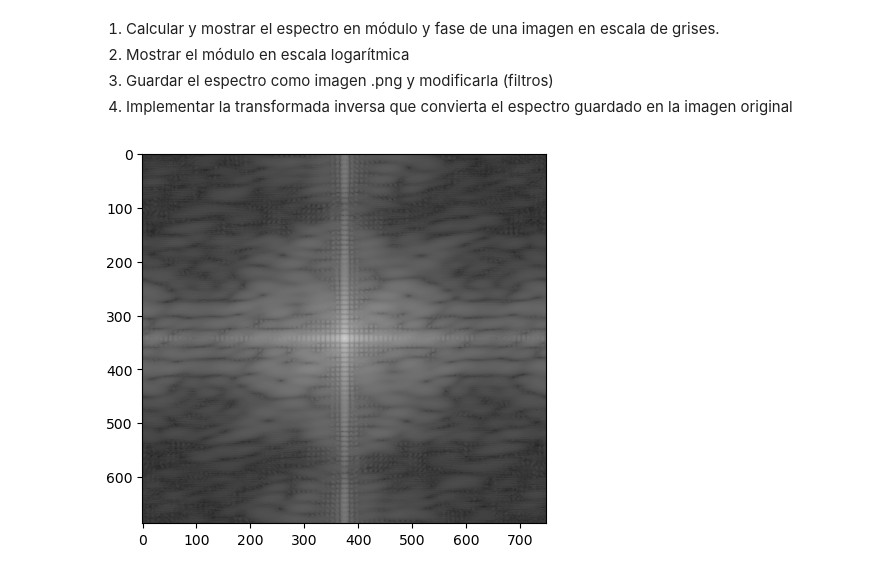
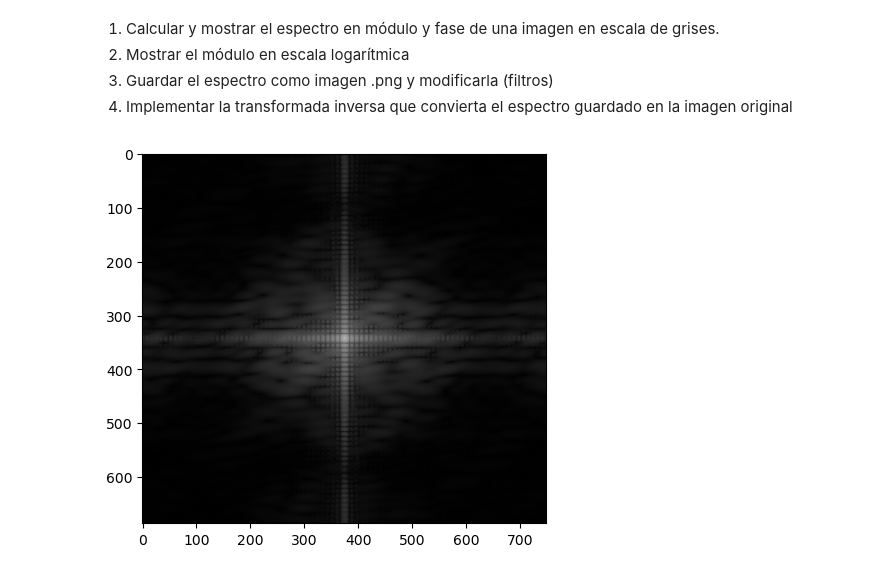
Before and after one commit to disenodc/pdi, a Jupyter notebook: Practica_4_Ceballos.ipynb, the cells around one changed output. Cells and saved outputs as stored; diff of their text form; code cells hidden in the pictures.

```diff
--- a/Practica_4_Ceballos.ipynb
+++ b/Practica_4_Ceballos.ipynb
@@ -52,28 +52,28 @@ axes[1].imshow(img, 'gray')
 # %%
 #https://numpy.org/doc/stable/reference/generated/numpy.fft.fft2.html
 x = np.fft.fft2(img) #TF
 
 x = np.fft.fftshift(x) #corrimiento
 
 xm = np.abs(x) #modulo
 xp = np.angle(x)
 
 #escala logaritmica
-xm = np.log(xm)
+# xm = np.log(xm)
 
 N, M = x.shape
 alpha=1
 beta=500
-Im_log = np.log10(alpha+x_module)*beta
-Im_log = np.log(x_module)
+# Im_log = np.log10(alpha+xm)*beta
+# Im_log = np.log(xm)
 Im_log = Im_log/Im_log.max()
 
 plt.imshow(Im_log, 'gray')
 
 #guarda la imagen
-plti.imsave("espectro.png", xm, cmap='gray')
+plti.imsave("espectro.png", Im_log, cmap='gray')
 # %% [output]
-[figure, old version]
+[figure, new version]
 # %%
 y_mod_log = imageio.v2.imread("espectro.png")[:,:,0]/255
 y_mod_log = y_mod_log * 2932.5
```
Also changed, not shown: parts of 2 cells of this notebook, 1 other file.
